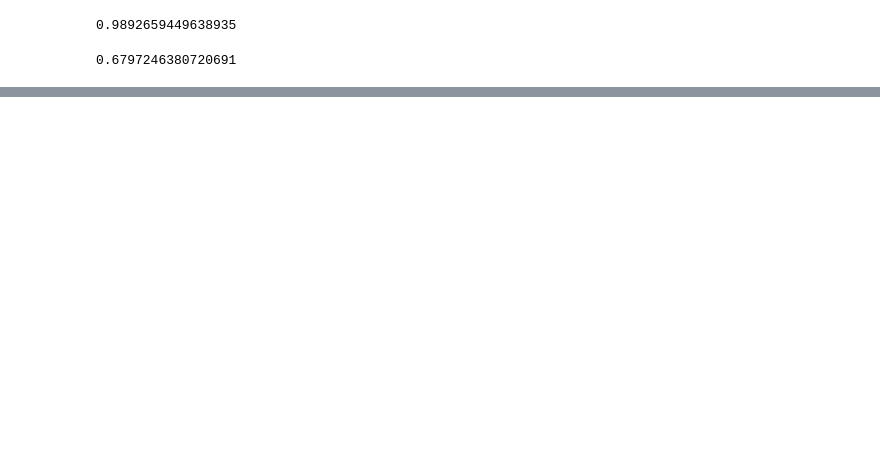
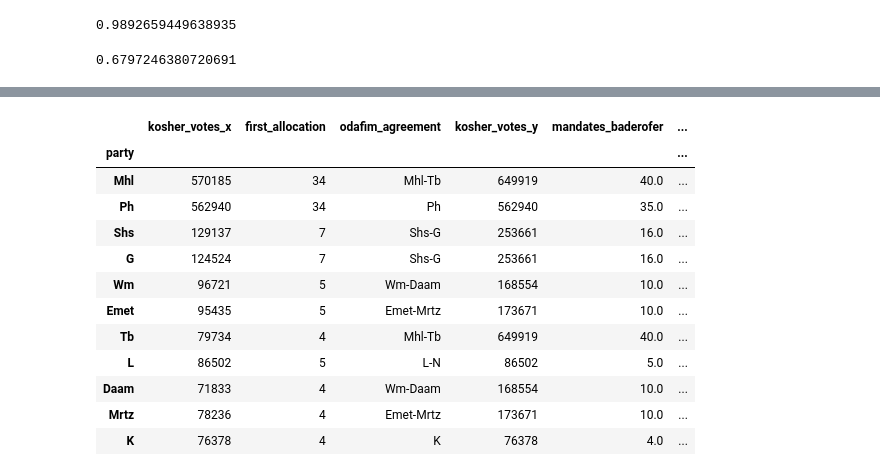
Before and after one commit to 50stuck/ballots2mandates, a Jupyter notebook: ballots 2 mandates.ipynb, the cells around one changed output, grey strips where cells are left out. Saved outputs shown, nothing was run; the diff lists cells and outputs as text; code cells hidden in the pictures; blank space fills up the shorter version.

```diff
--- a/ballots 2 mandates.ipynb
+++ b/ballots 2 mandates.ipynb
@@ -248,0 +304,18 @@ votes_per_party_if_everyone_voted.sum() * 1.0 / t.Bazab.sum()
+# %%
+# What if the turnout rate was half as big, same distribution?
+
+voters_to_mandates((votes_per_party / 2).astype(int))
+# %% [output]
+|  | kosher_votes_x | first_allocation | odafim_agreement | kosher_votes_y | mandates_baderofer | ... |
+| party |  |  |  |  |  | ... |
+| Mhl | 570185 | 34 | Mhl-Tb | 649919 | 40.0 | ... |
+| Ph | 562940 | 34 | Ph | 562940 | 35.0 | ... |
+| Shs | 129137 | 7 | Shs-G | 253661 | 16.0 | ... |
+| G | 124524 | 7 | Shs-G | 253661 | 16.0 | ... |
+| Wm | 96721 | 5 | Wm-Daam | 168554 | 10.0 | ... |
+| Emet | 95435 | 5 | Emet-Mrtz | 173671 | 10.0 | ... |
+| Tb | 79734 | 4 | Mhl-Tb | 649919 | 40.0 | ... |
+| L | 86502 | 5 | L-N | 86502 | 5.0 | ... |
+| Daam | 71833 | 4 | Wm-Daam | 168554 | 10.0 | ... |
+| Mrtz | 78236 | 4 | Emet-Mrtz | 173671 | 10.0 | ... |
+| K | 76378 | 4 | K | 76378 | 4.0 | ... |
```
Also changed, not shown: parts of 6 cells of this notebook.
